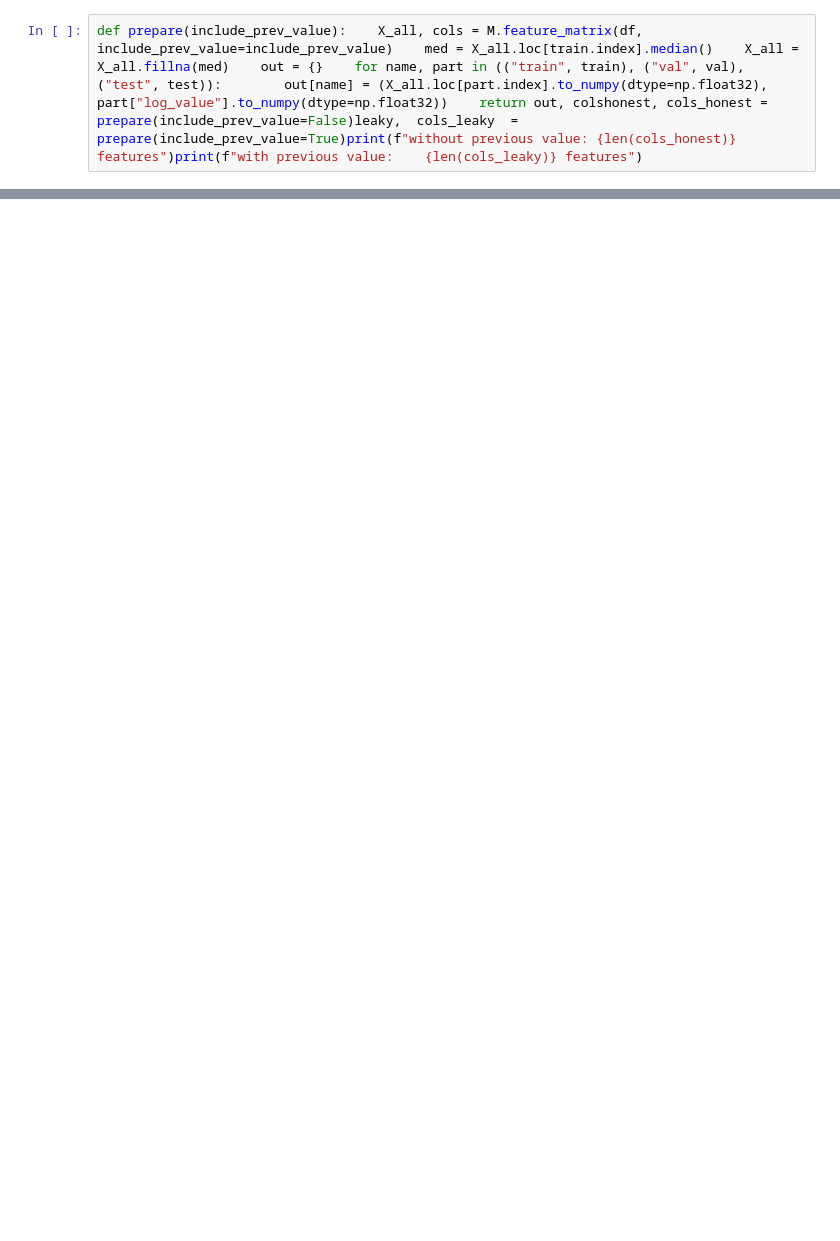
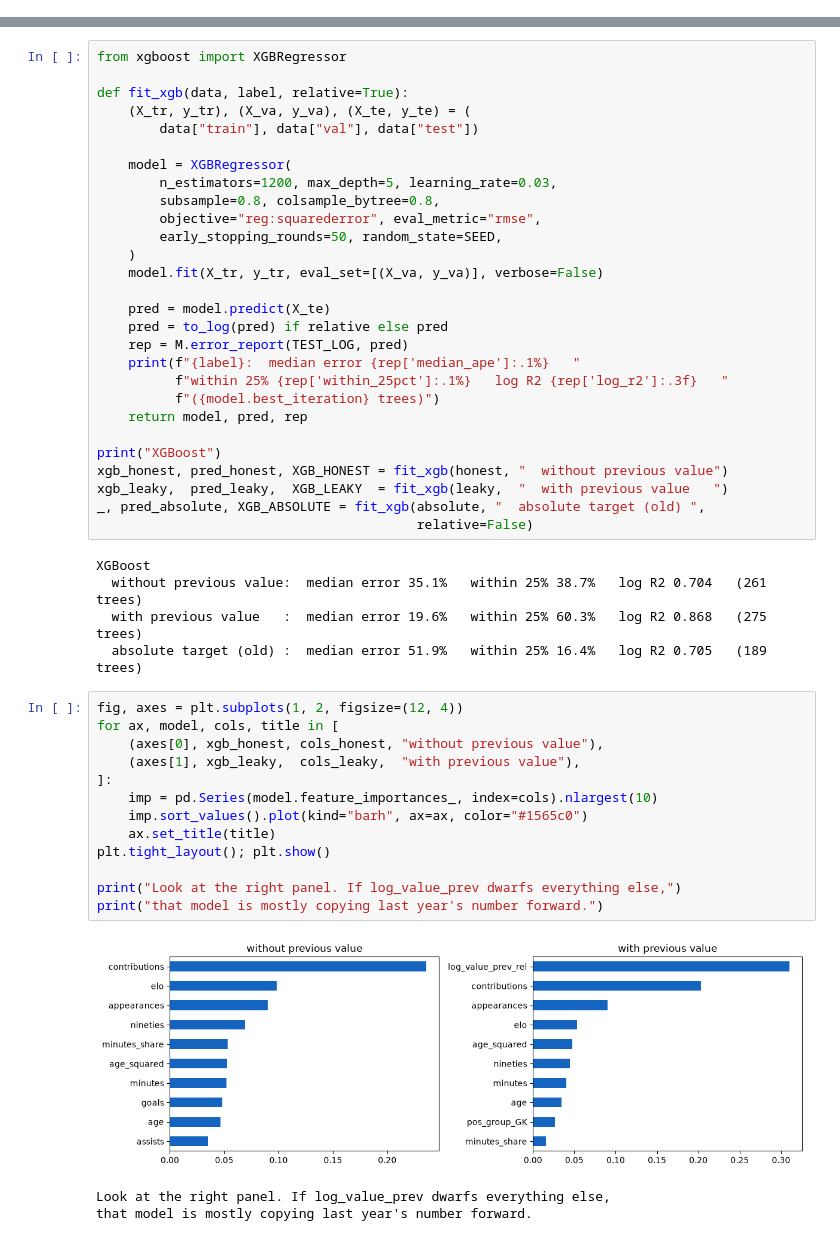
Before and after one commit to angelo-mouawad/football-prediction-project, a Jupyter notebook: notebooks/02_market_value.ipynb, the cells around one changed output, grey strips where cells are left out. Cells and saved outputs as stored; diff of their text form; blank space fills up the shorter version.

Commit message:
Fix notebook 2 player market value prediction

```diff
--- a/notebooks/02_market_value.ipynb
+++ b/notebooks/02_market_value.ipynb
@@ -21,2 +0,0 @@ TEST_SEASON = int(df["season_start"].max())VAL_SEASONS = [TEST_SEASON - 2, TEST_
-# %%
-def prepare(include_prev_value):    X_all, cols = M.feature_matrix(df, include_prev_value=include_prev_value)    med = X_all.loc[train.index].median()    X_all = X_all.fillna(med)    out = {}    for name, part in (("train", train), ("val", val), ("test", test)):        out[name] = (X_all.loc[part.index].to_numpy(dtype=np.float32),                     part["log_value"].to_numpy(dtype=np.float32))    return out, colshonest, cols_honest = prepare(include_prev_value=False)leaky,  cols_leaky  = prepare(include_prev_value=True)print(f"without previous value: {len(cols_honest)} features")print(f"with previous value:    {len(cols_leaky)} features")
@@ -60,0 +319,50 @@ from src.importance import build_importance_from_valueimportance_v2 = build_impo
+# %%
+from xgboost import XGBRegressor
+
+def fit_xgb(data, label, relative=True):
+    (X_tr, y_tr), (X_va, y_va), (X_te, y_te) = (
+        data["train"], data["val"], data["test"])
+
+    model = XGBRegressor(
+        n_estimators=1200, max_depth=5, learning_rate=0.03,
+        subsample=0.8, colsample_bytree=0.8,
+        objective="reg:squarederror", eval_metric="rmse",
+        early_stopping_rounds=50, random_state=SEED,
+    )
+    model.fit(X_tr, y_tr, eval_set=[(X_va, y_va)], verbose=False)
+
+    pred = model.predict(X_te)
+    pred = to_log(pred) if relative else pred
+    rep = M.error_report(TEST_LOG, pred)
+    print(f"{label}:  median error {rep['median_ape']:.1%}   "
+          f"within 25% {rep['within_25pct']:.1%}   log R2 {rep['log_r2']:.3f}   "
+          f"({model.best_iteration} trees)")
+    return model, pred, rep
+
+print("XGBoost")
+xgb_honest, pred_honest, XGB_HONEST = fit_xgb(honest, "  without previous value")
+xgb_leaky,  pred_leaky,  XGB_LEAKY  = fit_xgb(leaky,  "  with previous value   ")
+_, pred_absolute, XGB_ABSOLUTE = fit_xgb(absolute, "  absolute target (old) ",
+                                         relative=False)
+# %% [output]
+XGBoost
+  without previous value:  median error 35.1%   within 25% 38.7%   log R2 0.704   (261 trees)
+  with previous value   :  median error 19.6%   within 25% 60.3%   log R2 0.868   (275 trees)
+  absolute target (old) :  median error 51.9%   within 25% 16.4%   log R2 0.705   (189 trees)
+# %%
+fig, axes = plt.subplots(1, 2, figsize=(12, 4))
+for ax, model, cols, title in [
+    (axes[0], xgb_honest, cols_honest, "without previous value"),
+    (axes[1], xgb_leaky,  cols_leaky,  "with previous value"),
+]:
+    imp = pd.Series(model.feature_importances_, index=cols).nlargest(10)
+    imp.sort_values().plot(kind="barh", ax=ax, color="#1565c0")
+    ax.set_title(title)
+plt.tight_layout(); plt.show()
+
+print("Look at the right panel. If log_value_prev dwarfs everything else,")
+print("that model is mostly copying last year's number forward.")
+# %% [output]
+[figure, added]
+Look at the right panel. If log_value_prev dwarfs everything else,
+that model is mostly copying last year's number forward.
```
Also changed, not shown: parts of 62 cells of this notebook, 9 other files.
